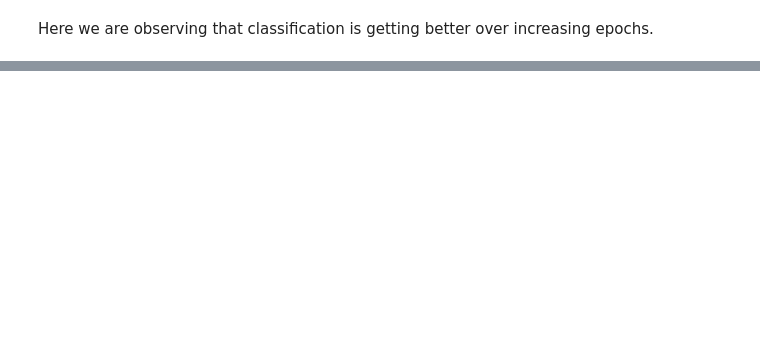
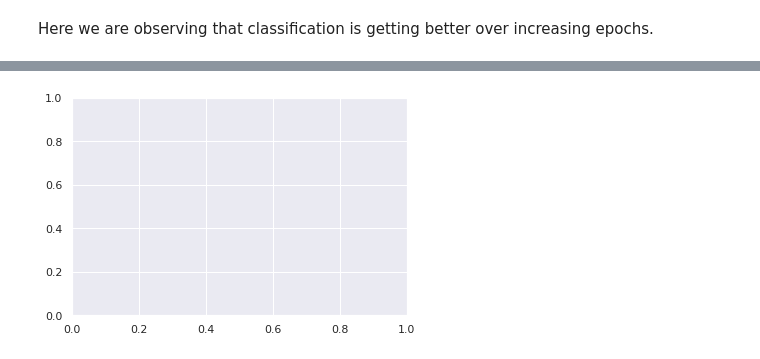
Before and after one commit to aryadeo/NEURAL_NETWORK_BASICS, a Jupyter notebook: Sigmoid_Neuron/Sigmoid_Neuron.ipynb, the cells around one changed output, grey strips where cells are left out. Drawn from its saved outputs; the diff is of its cells as text; code cells hidden in the pictures; blank space fills up the shorter version.

```diff
--- a/Sigmoid_Neuron/Sigmoid_Neuron.ipynb
+++ b/Sigmoid_Neuron/Sigmoid_Neuron.ipynb
@@ -413,0 +434,4 @@ Here we are observing that classification is getting better over increasing epoc
+# %%
+fig,ax = plt.subplots()
+# %% [output]
+[figure, added]
```
Also changed, not shown: parts of 15 cells of this notebook.
